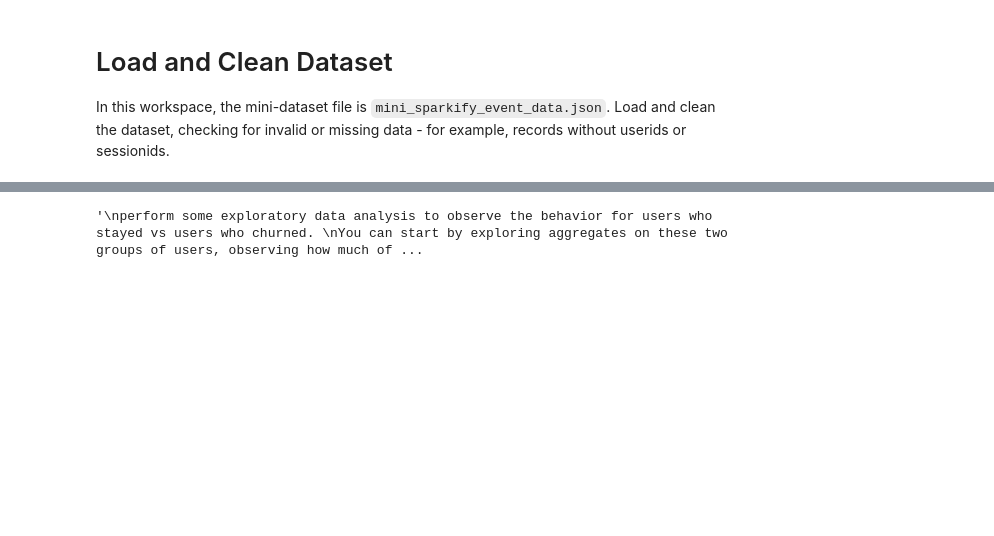
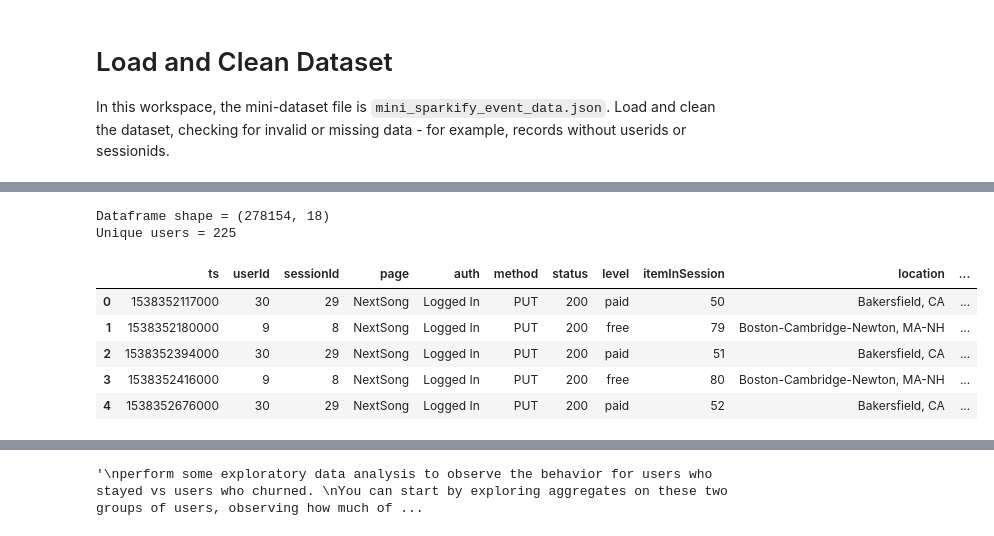
Before and after one commit to kwovadis/music_app_churn_analysis, a Jupyter notebook: notebook.ipynb, the cells around one changed output, grey strips where cells are left out. Cells and saved outputs as stored; diff of their text form; code cells hidden in the pictures; blank space fills up the shorter version.

```diff
--- a/notebook.ipynb
+++ b/notebook.ipynb
@@ -26,0 +33,17 @@ df.head()
+# %%
+# Clean table
+
+df.dropna(how='any', subset=['userId'], axis=0, inplace=True)
+df = df[df.userId != '']
+print(f"Dataframe shape = {df.shape}")
+print(f"Unique users = {len(df['userId'].unique())}")
+df.head()
+# %% [output]
+Dataframe shape = (278154, 18)
+Unique users = 225
+|  | ts | userId | sessionId | page | auth | method | status | level | itemInSession | location | ... |
+| 0 | 1538352117000 | 30 | 29 | NextSong | Logged In | PUT | 200 | paid | 50 | Bakersfield, CA | ... |
+| 1 | 1538352180000 | 9 | 8 | NextSong | Logged In | PUT | 200 | free | 79 | Boston-Cambridge-Newton, MA-NH | ... |
+| 2 | 1538352394000 | 30 | 29 | NextSong | Logged In | PUT | 200 | paid | 51 | Bakersfield, CA | ... |
+| 3 | 1538352416000 | 9 | 8 | NextSong | Logged In | PUT | 200 | free | 80 | Boston-Cambridge-Newton, MA-NH | ... |
+| 4 | 1538352676000 | 30 | 29 | NextSong | Logged In | PUT | 200 | paid | 52 | Bakersfield, CA | ... |
```
Also changed, not shown: parts of 35 cells of this notebook.
